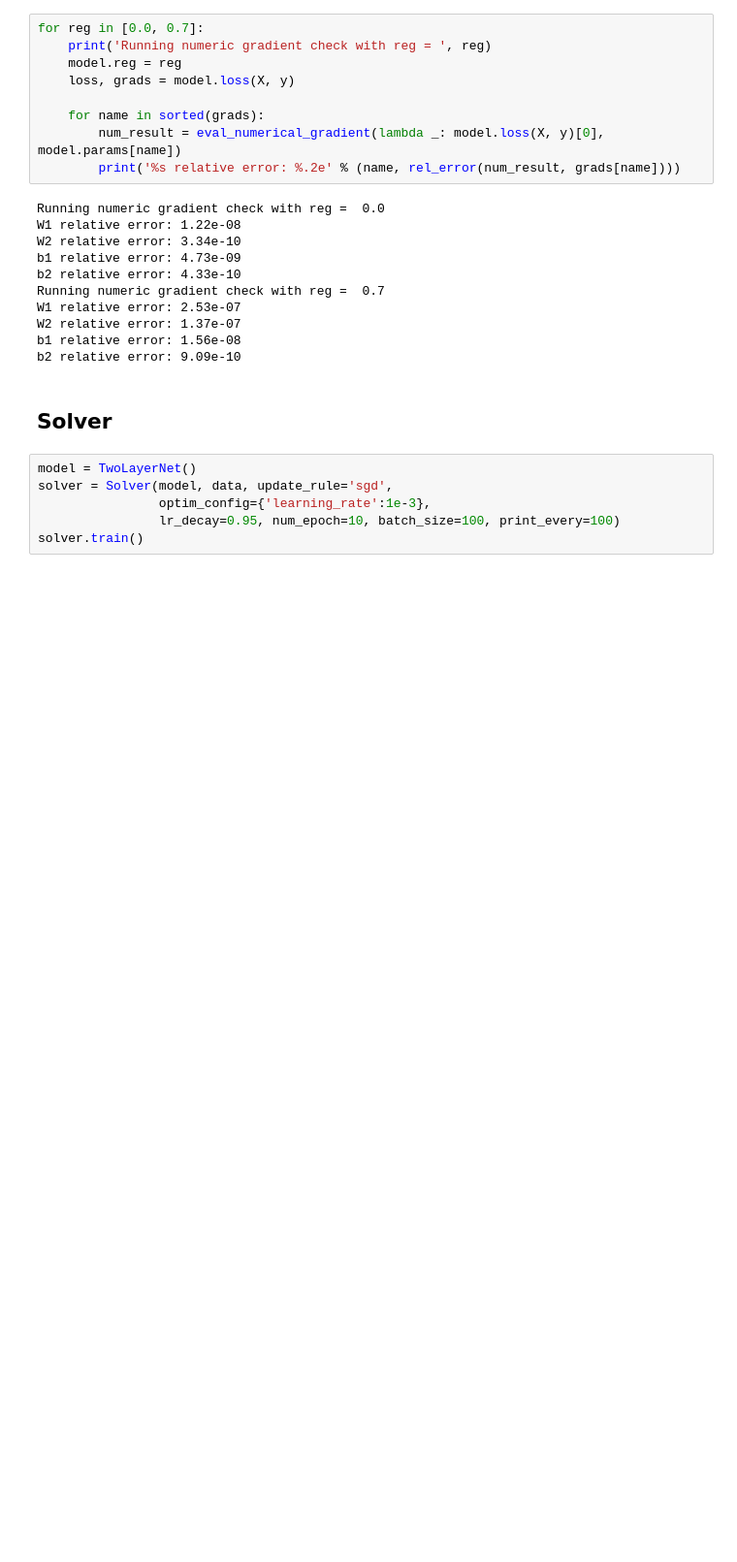
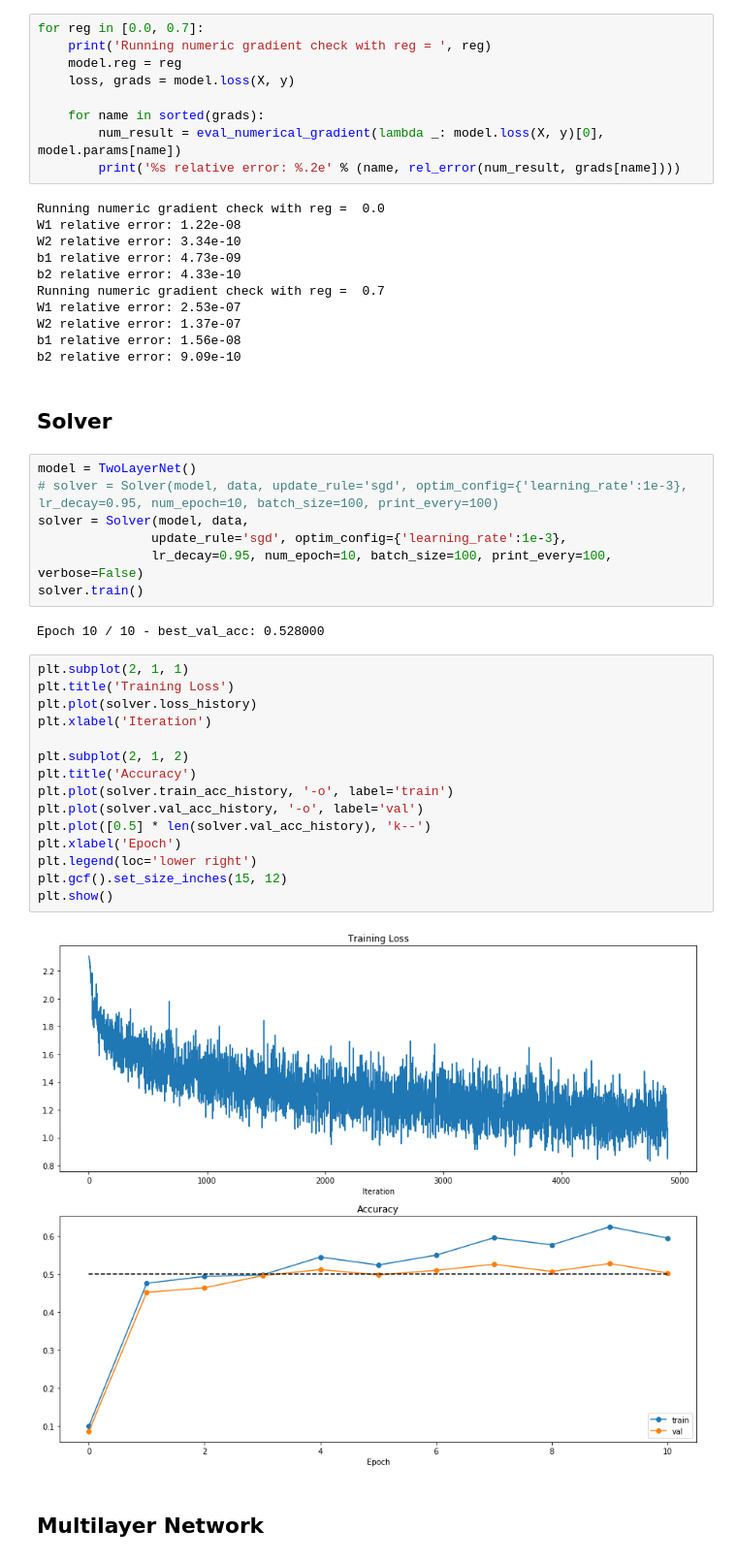
Before and after one commit to FortiLeiZhang/cs231n, a Jupyter notebook: code/cs231n/assignment2/FullyConnectedNets.ipynb, the cells around one changed output. Shown at 97% size. Saved outputs shown, nothing was run; the diff lists cells and outputs as text; blank space fills up the shorter version.

```diff
--- a/code/cs231n/assignment2/FullyConnectedNets.ipynb
+++ b/code/cs231n/assignment2/FullyConnectedNets.ipynb
@@ -246,7 +246,30 @@ Solver
 ---
 # %%
 model = TwoLayerNet()
-solver = Solver(model, data, update_rule='sgd',
-                optim_config={'learning_rate':1e-3},
-                lr_decay=0.95, num_epoch=10, batch_size=100, print_every=100)
+# solver = Solver(model, data, update_rule='sgd', optim_config={'learning_rate':1e-3}, lr_decay=0.95, num_epoch=10, batch_size=100, print_every=100)
+solver = Solver(model, data,
+               update_rule='sgd', optim_config={'learning_rate':1e-3},
+               lr_decay=0.95, num_epoch=10, batch_size=100, print_every=100, verbose=False)
 solver.train()
+# %% [output]
+Epoch 10 / 10 - best_val_acc: 0.528000
+# %%
+plt.subplot(2, 1, 1)
+plt.title('Training Loss')
+plt.plot(solver.loss_history)
+plt.xlabel('Iteration')
+
+plt.subplot(2, 1, 2)
+plt.title('Accuracy')
+plt.plot(solver.train_acc_history, '-o', label='train')
+plt.plot(solver.val_acc_history, '-o', label='val')
+plt.plot([0.5] * len(solver.val_acc_history), 'k--')
+plt.xlabel('Epoch')
+plt.legend(loc='lower right')
+plt.gcf().set_size_inches(15, 12)
+plt.show()
+# %% [output]
+[figure, added]
+# %% [markdown]
+Multilayer Network
+---
```
Also changed, not shown: parts of 9 cells of this notebook, 4 other files.
